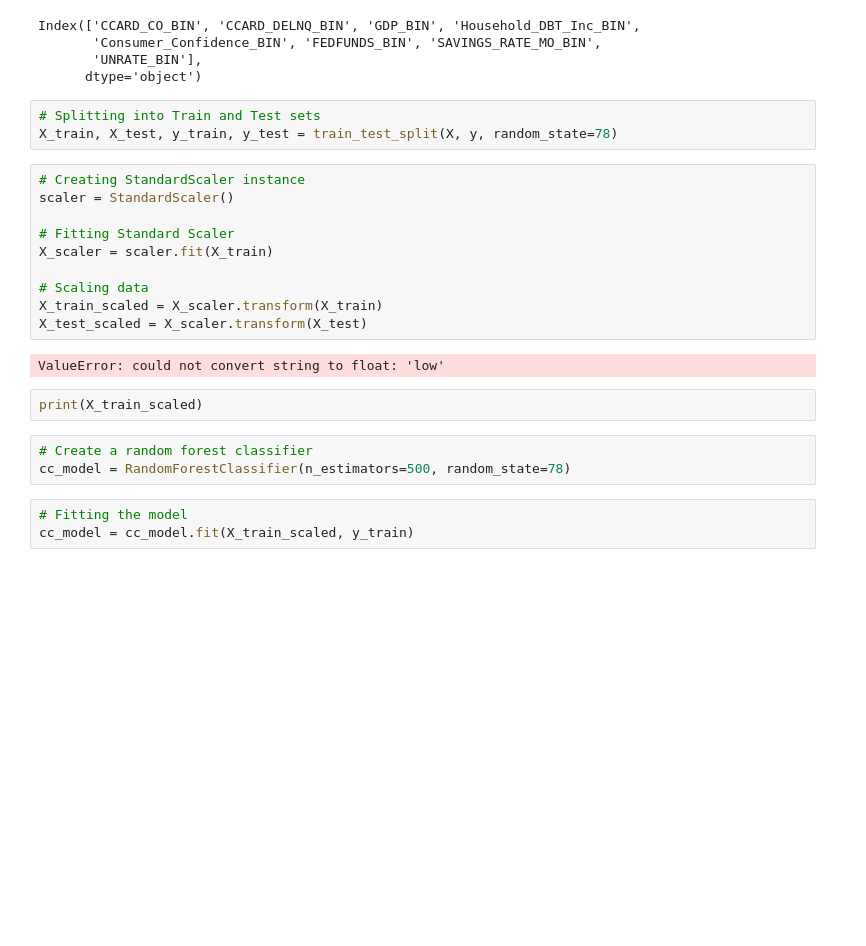
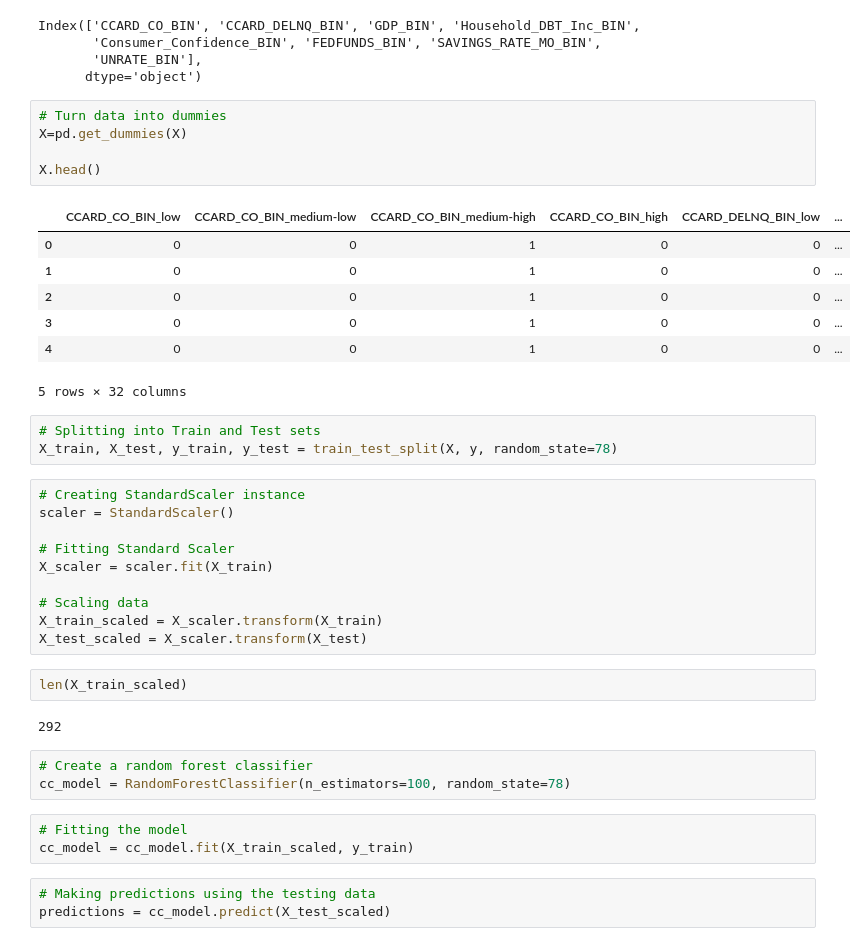
Before and after one commit to RyakDL/Project-Loan-Charge-Offs, a Jupyter notebook: Random Forests v1.ipynb, the cells around one changed output. Cells and saved outputs as stored; diff of their text form; blank space fills up the shorter version.

Commit message:
random f

```diff
--- a/Random Forests v1.ipynb
+++ b/Random Forests v1.ipynb
@@ -80,6 +81,19 @@ Index(['CCARD_CO_BIN', 'CCARD_DELNQ_BIN', 'GDP_BIN', 'Household_DBT_Inc_BIN',
        'Consumer_Confidence_BIN', 'FEDFUNDS_BIN', 'SAVINGS_RATE_MO_BIN',
        'UNRATE_BIN'],
       dtype='object')
+# %%
+# Turn data into dummies
+X=pd.get_dummies(X)
+
+X.head()
+# %% [output]
+|  | CCARD_CO_BIN_low | CCARD_CO_BIN_medium-low | CCARD_CO_BIN_medium-high | CCARD_CO_BIN_high | CCARD_DELNQ_BIN_low | ... |
+| 0 | 0 | 0 | 1 | 0 | 0 | ... |
+| 1 | 0 | 0 | 1 | 0 | 0 | ... |
+| 2 | 0 | 0 | 1 | 0 | 0 | ... |
+| 3 | 0 | 0 | 1 | 0 | 0 | ... |
+| 4 | 0 | 0 | 1 | 0 | 0 | ... |
+5 rows × 32 columns
 # %%
 # Splitting into Train and Test sets
 X_train, X_test, y_train, y_test = train_test_split(X, y, random_state=78)
@@ -93,13 +107,16 @@ X_scaler = scaler.fit(X_train)
 # Scaling data
 X_train_scaled = X_scaler.transform(X_train)
 X_test_scaled = X_scaler.transform(X_test)
-# %% [output]
-ValueError: could not convert string to float: 'low'
 # %%
-print(X_train_scaled)
+len(X_train_scaled)
+# %% [output]
+292
 # %%
 # Create a random forest classifier
-cc_model = RandomForestClassifier(n_estimators=500, random_state=78)
+cc_model = RandomForestClassifier(n_estimators=100, random_state=78)
 # %%
 # Fitting the model
 cc_model = cc_model.fit(X_train_scaled, y_train)
+# %%
+# Making predictions using the testing data
+predictions = cc_model.predict(X_test_scaled)
```
Also changed, not shown: parts of 8 cells of this notebook.
